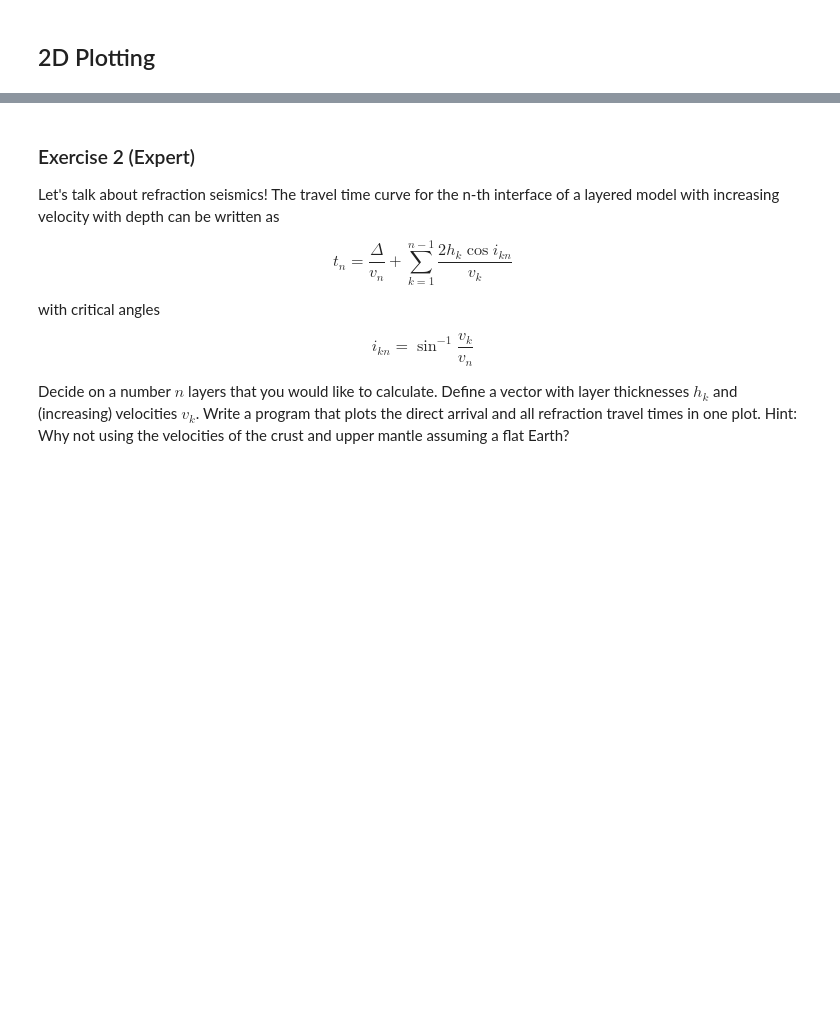
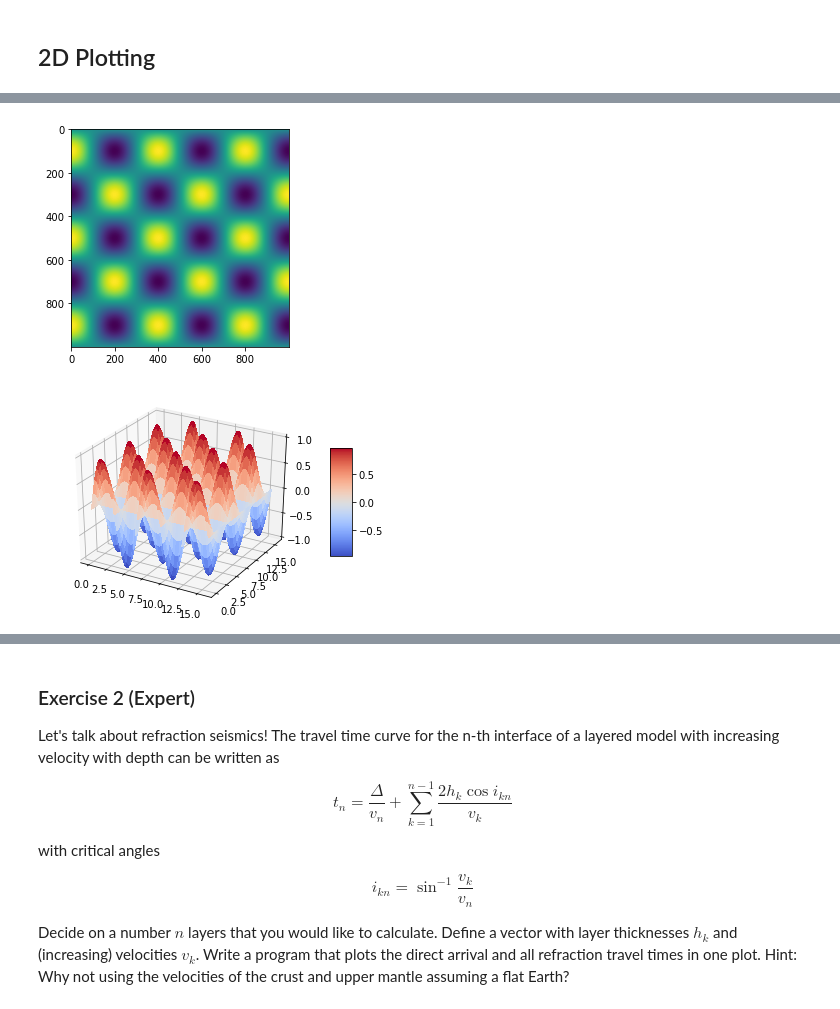
Before and after one commit to heinerigel/Jupyter-Notebook-for-Lectures, a Jupyter notebook: Notebooks/Seismology/MyFirstNotebook.ipynb, the cells around one changed output, grey strips where cells are left out. Saved outputs shown, nothing was run; the diff lists cells and outputs as text; code cells hidden in the pictures; blank space fills up the shorter version.

```diff
--- a/Notebooks/Seismology/MyFirstNotebook.ipynb
+++ b/Notebooks/Seismology/MyFirstNotebook.ipynb
@@ -95 +110,52 @@ plt.show()
+# %%
+# Initialize 2D array with coordinates and plot function
+
+from matplotlib import cm   # colormaps
+
+n = 1000
+# x space between 0 and 10 pi
+x = np.linspace(0,5*np.pi,n)
+# y space between 0 and 10 pi
+y = np.linspace(0,5*np.pi,n)
+
+# Eggbox function
+f = np.zeros((n,n))      # Initialize matrix with zeros
+
+# Loop over coordinates
+
+for i in range(n):
+    for j in range(n):
+          f[i,j] = np.sin(x[i])*np.cos(y[j])
+
+
+# Plotting as image or surface
+plt.imshow(f)
+plt.show()
+
+# ##################################################################################
+# A fancy way of initialization and plotting
+
+fig = plt.figure()
+ax = fig.gca(projection='3d')
+
+# x space between 0 and 10 pi
+x = np.linspace(0,5*np.pi,n)
+# y space between 0 and 10 pi
+y = np.linspace(0,5*np.pi,n)
+x, y = np.meshgrid(x, y)
+z = np.sin(x)*np.cos(y)     # Note we avoid the loop here!
+
+# Plot a surface.
+surf = ax.plot_surface(x, y, z,linewidth=0, cmap=cm.coolwarm, antialiased=False)
+
+# Customize the z axis.
+ax.set_zlim(-1.01, 1.01)
+
+# Add a color bar which maps values to colors.
+fig.colorbar(surf, shrink=0.5, aspect=5)
+
+plt.show()
+# %% [output]
+[figure, added]
+[figure, added]
 # %% [markdown]
```
Also changed, not shown: parts of 6 cells of this notebook.
